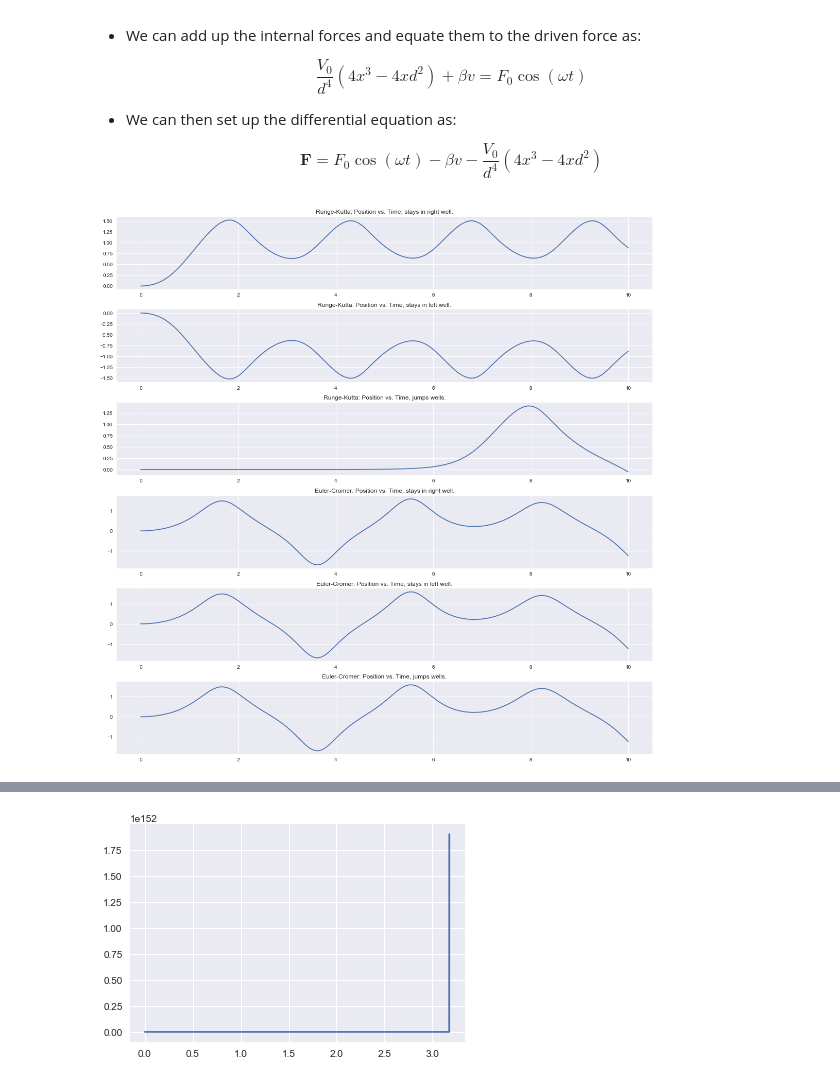
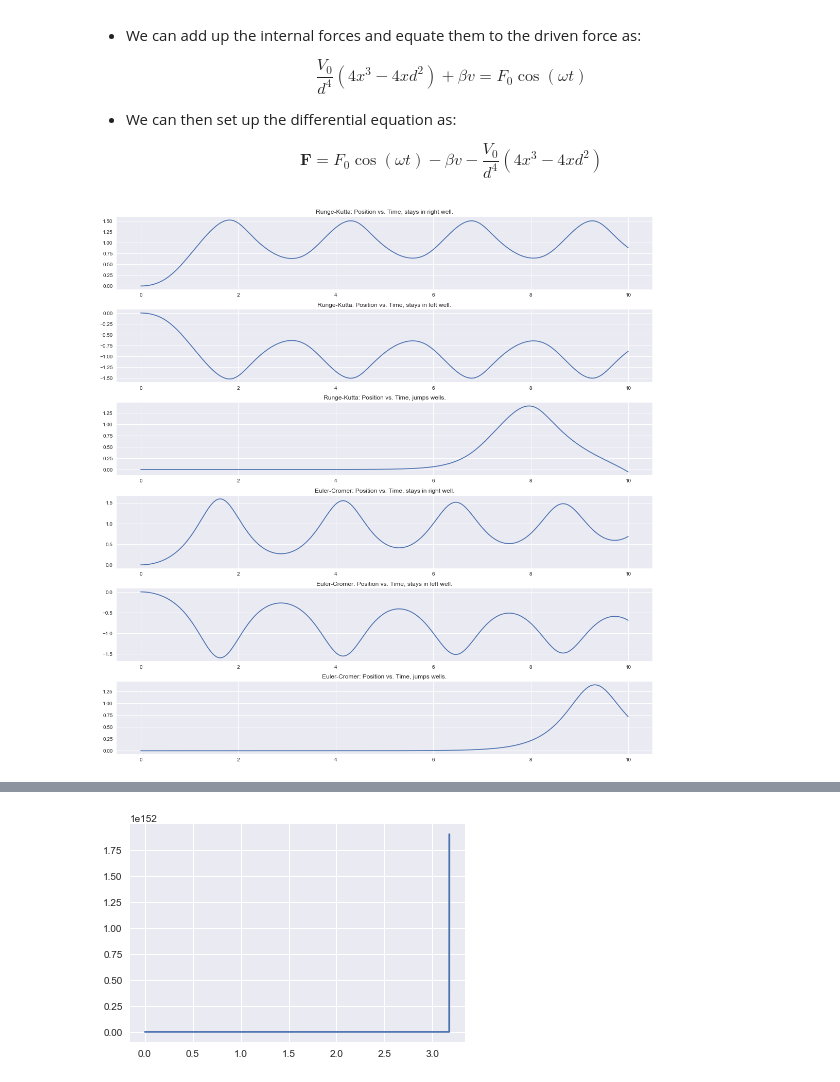
Before and after one commit to dravinflores/PHY321-Homework, a Jupyter notebook: Midterm.ipynb, the cells around one changed output, grey strips where cells are left out. Drawn from its saved outputs; the diff is of its cells as text; code cells hidden in the pictures.

```diff
--- a/Midterm.ipynb
+++ b/Midterm.ipynb
@@ -679,32 +679,32 @@ for i in range(3):
     v_list.append(v)
 
 (fig, ax) = plt.subplots(6, constrained_layout=True)
 
 for i in range(3):
-    (t, x, v) = calculate_euler_cromer(tf=10.0, ti=0.0, dt=0.001, r0=0, v0=0, V_0=1, d=1, m=1, F_0=1, omega=1, beta=0.1)
+    (t, x, v) = calculate_euler_cromer(tf=10.0, ti=0.0, dt=0.001, r0=0, v0=0, V_0=1, d=1, m=1, F_0=F_list[i], omega=omega_list[i], beta=0.1)
     t_list.append(t)
     x_list.append(x)
     v_list.append(v)
 
 title_list = [
     "Runge-Kutta: Position vs. Time, stays in right well.",
     "Runge-Kutta: Position vs. Time, stays in left well.",
     "Runge-Kutta: Position vs. Time, jumps wells.",
     "Euler-Cromer: Position vs. Time, stays in right well.",
     "Euler-Cromer: Position vs. Time, stays in left well.",
     "Euler-Cromer: Position vs. Time, jumps wells."
 ]
 
 for i in range(3):
     ax[i].plot(t_list[i], x_list[i])
     title = title_list[i]
     ax[i].set_title(title)
 
 for i in range(3, 6):
     ax[i].plot(t_list[i], x_list[i])
     title = title_list[i]
     ax[i].set_title(title)
 
 plt.show()
 # %% [output]
-[figure, old version]
+[figure, new version]
```
Also changed, not shown: parts of 3 cells of this notebook.
